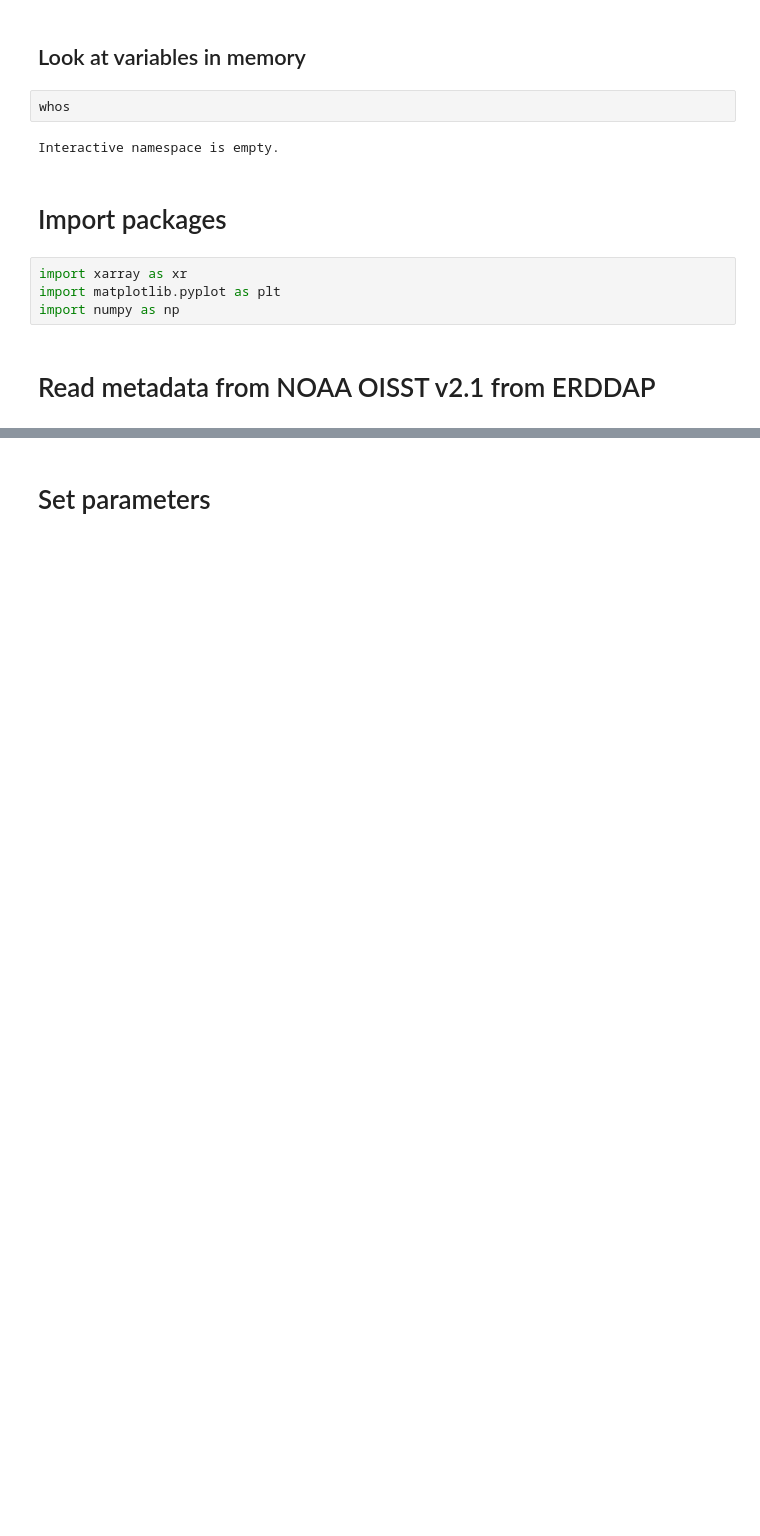
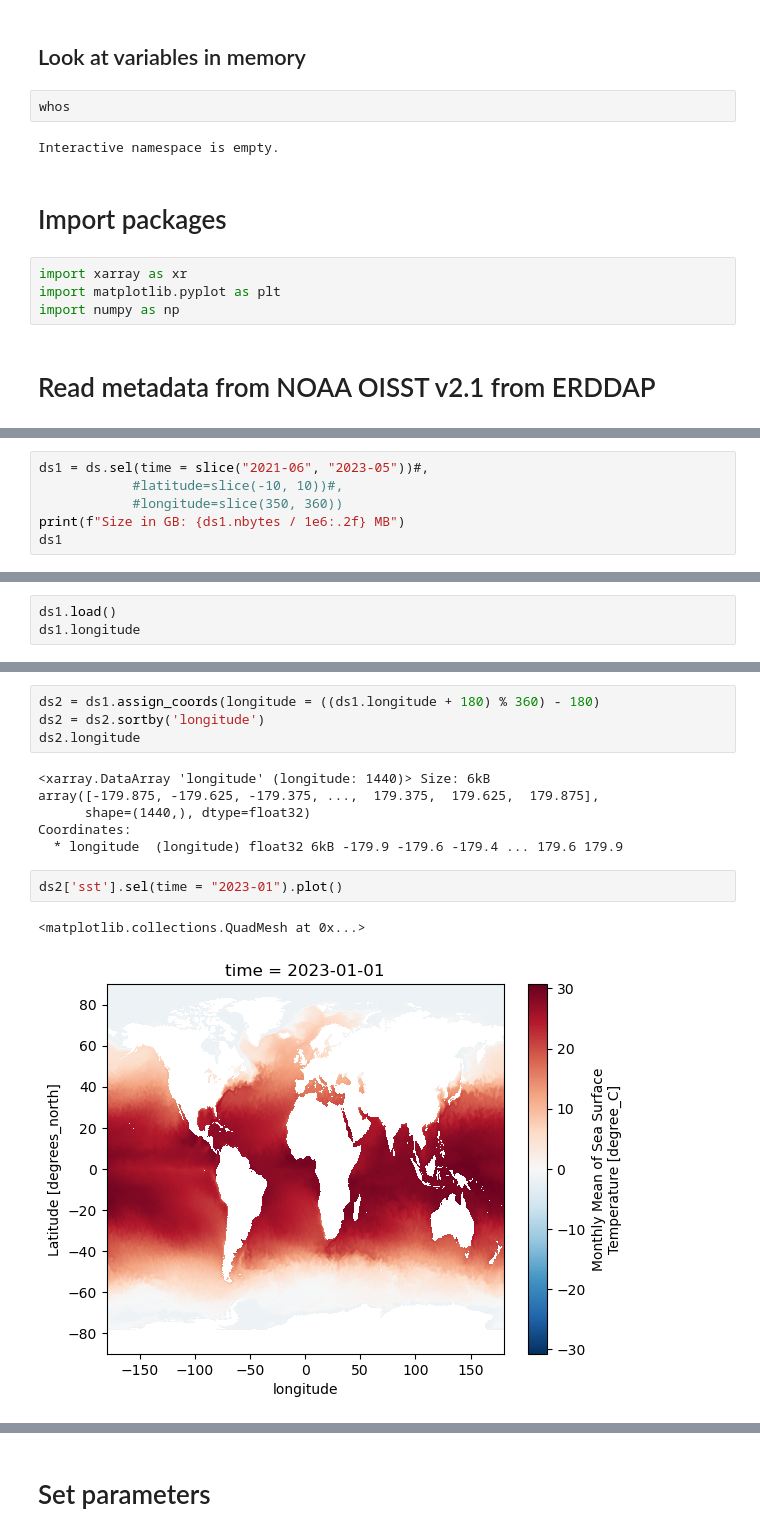
Before and after one commit to dpendleton1/Dakar-Humpback, a Jupyter notebook: oisst-erddap.ipynb, the cells around one changed output, grey strips where cells are left out. Cells and saved outputs as stored; diff of their text form; blank space fills up the shorter version.

```diff
--- a/oisst-erddap.ipynb
+++ b/oisst-erddap.ipynb
@@ -48,3 +86,9 @@ Attributes: (12/35)
     title:                      Sea Surface Tempearture, NOAA/NCEI Optimum In...
     version:                    Version 2.1
     Westernmost_Easting:        0.125
+# %%
+ds1 = ds.sel(time = slice("2021-06", "2023-05"))#,
+            #latitude=slice(-10, 10))#,
+            #longitude=slice(350, 360))
+print(f"Size in GB: {ds1.nbytes / 1e6:.2f} MB")
+ds1
@@ -50,0 +114,3 @@ Attributes: (12/35)
+# %%
+ds1.load()
+ds1.longitude
@@ -50,0 +131,15 @@ Attributes: (12/35)
+# %%
+ds2 = ds1.assign_coords(longitude = ((ds1.longitude + 180) % 360) - 180)
+ds2 = ds2.sortby('longitude')
+ds2.longitude
+# %% [output]
+<xarray.DataArray 'longitude' (longitude: 1440)> Size: 6kB
+array([-179.875, -179.625, -179.375, ...,  179.375,  179.625,  179.875],
+      shape=(1440,), dtype=float32)
+Coordinates:
+  * longitude  (longitude) float32 6kB -179.9 -179.6 -179.4 ... 179.6 179.9
+# %%
+ds2['sst'].sel(time = "2023-01").plot()
+# %% [output]
+<matplotlib.collections.QuadMesh at 0x...>
+[figure, added]
```
Also changed, not shown: parts of 47 cells of this notebook.
